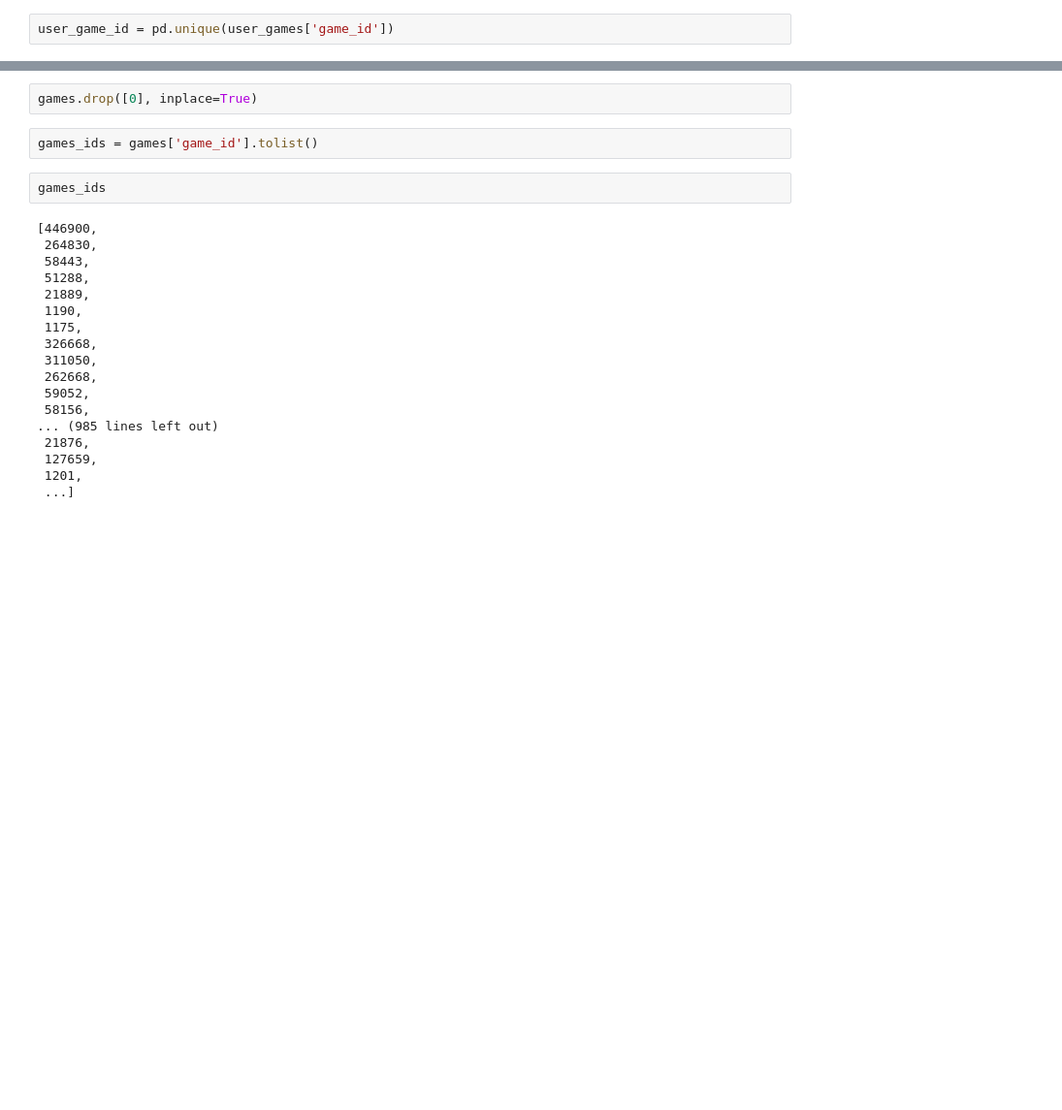
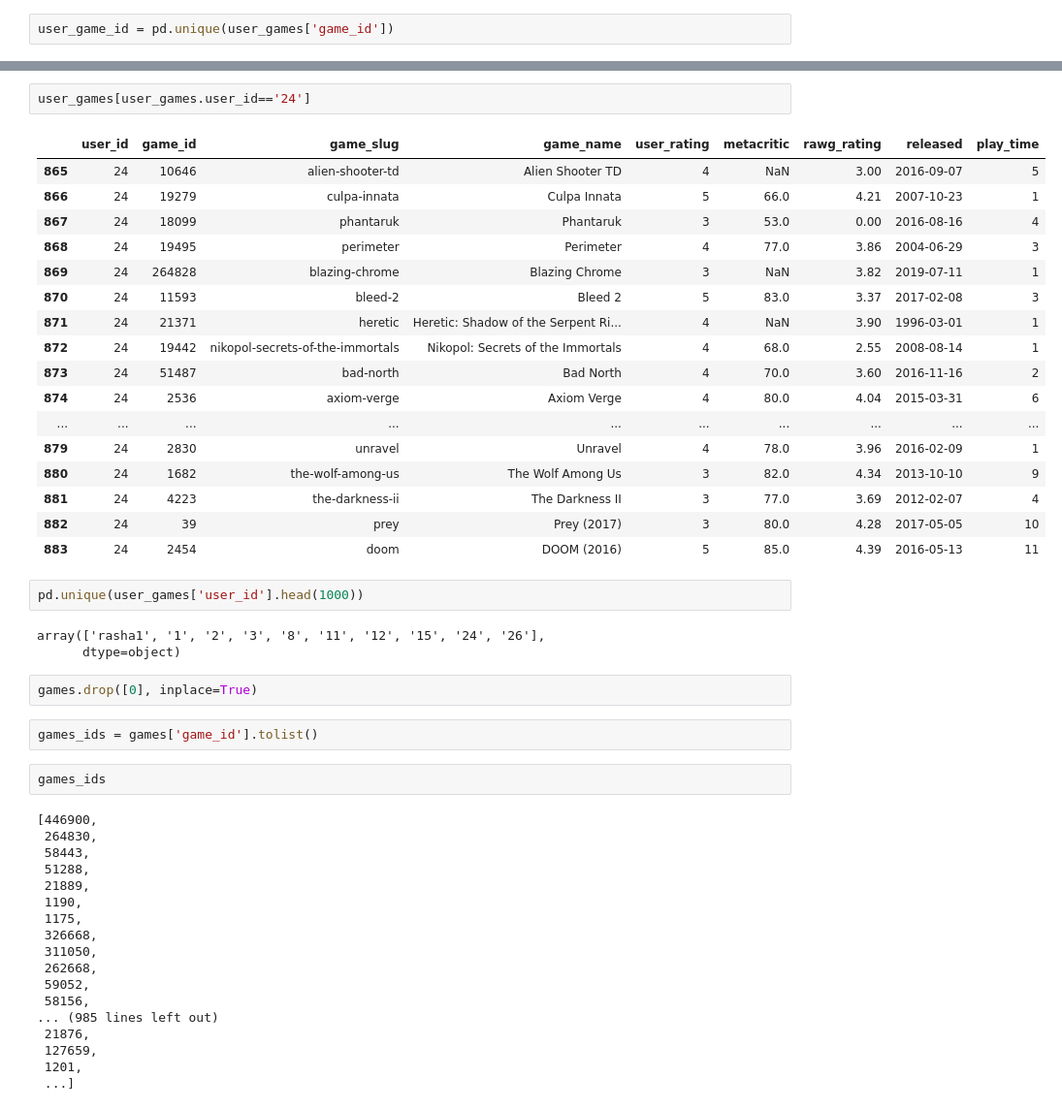
Before and after one commit to Agnes-Lain/game_one, a Jupyter notebook: notebooks/zuzu_rawg_games.ipynb, the cells around one changed output, grey strips where cells are left out. Shown at 97% size. Cells and saved outputs as stored; diff of their text form; blank space fills up the shorter version.

```diff
--- a/notebooks/zuzu_rawg_games.ipynb
+++ b/notebooks/zuzu_rawg_games.ipynb
@@ -31,3 +28,28 @@ array([  2454,  13886,  50781, ..., 366035,  50038,  51200])
+# %%
+user_games[user_games.user_id=='24']
+# %% [output]
+|  | user_id | game_id | game_slug | game_name | user_rating | metacritic | rawg_rating | released | play_time |
+| 865 | 24 | 10646 | alien-shooter-td | Alien Shooter TD | 4 | NaN | 3.00 | 2016-09-07 | 5 |
+| 866 | 24 | 19279 | culpa-innata | Culpa Innata | 5 | 66.0 | 4.21 | 2007-10-23 | 1 |
+| 867 | 24 | 18099 | phantaruk | Phantaruk | 3 | 53.0 | 0.00 | 2016-08-16 | 4 |
+| 868 | 24 | 19495 | perimeter | Perimeter | 4 | 77.0 | 3.86 | 2004-06-29 | 3 |
+| 869 | 24 | 264828 | blazing-chrome | Blazing Chrome | 3 | NaN | 3.82 | 2019-07-11 | 1 |
+| 870 | 24 | 11593 | bleed-2 | Bleed 2 | 5 | 83.0 | 3.37 | 2017-02-08 | 3 |
+| 871 | 24 | 21371 | heretic | Heretic: Shadow of the Serpent Ri... | 4 | NaN | 3.90 | 1996-03-01 | 1 |
+| 872 | 24 | 19442 | nikopol-secrets-of-the-immortals | Nikopol: Secrets of the Immortals | 4 | 68.0 | 2.55 | 2008-08-14 | 1 |
+| 873 | 24 | 51487 | bad-north | Bad North | 4 | 70.0 | 3.60 | 2016-11-16 | 2 |
+| 874 | 24 | 2536 | axiom-verge | Axiom Verge | 4 | 80.0 | 4.04 | 2015-03-31 | 6 |
+| ... | ... | ... | ... | ... | ... | ... | ... | ... | ... |
+| 879 | 24 | 2830 | unravel | Unravel | 4 | 78.0 | 3.96 | 2016-02-09 | 1 |
+| 880 | 24 | 1682 | the-wolf-among-us | The Wolf Among Us | 3 | 82.0 | 4.34 | 2013-10-10 | 9 |
+| 881 | 24 | 4223 | the-darkness-ii | The Darkness II | 3 | 77.0 | 3.69 | 2012-02-07 | 4 |
+| 882 | 24 | 39 | prey | Prey (2017) | 3 | 80.0 | 4.28 | 2017-05-05 | 10 |
+| 883 | 24 | 2454 | doom | DOOM (2016) | 5 | 85.0 | 4.39 | 2016-05-13 | 11 |
+# %%
+pd.unique(user_games['user_id'].head(1000))
+# %% [output]
+array(['rasha1', '1', '2', '3', '8', '11', '12', '15', '24', '26'],
+      dtype=object)
 # %%
 games.drop([0], inplace=True)
 # %%
```
Also changed, not shown: parts of 17 cells of this notebook, 8 other files.
